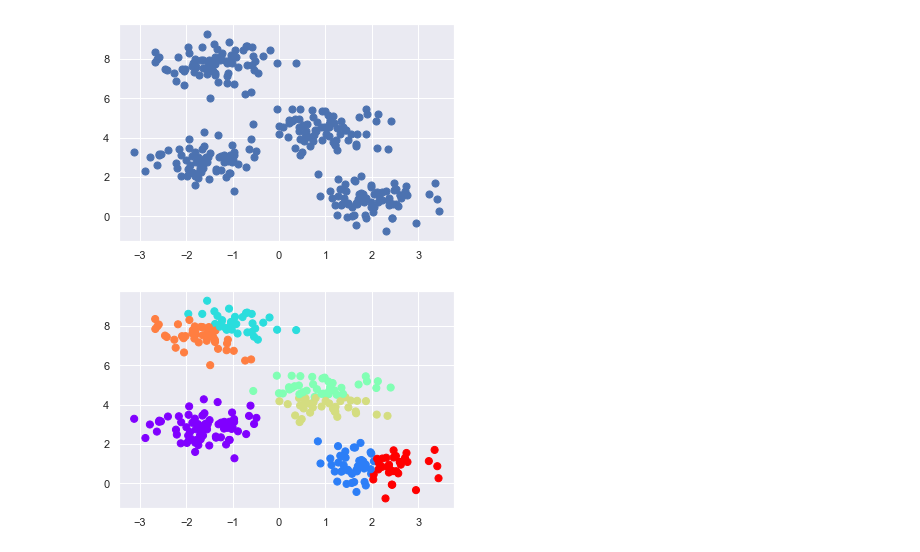
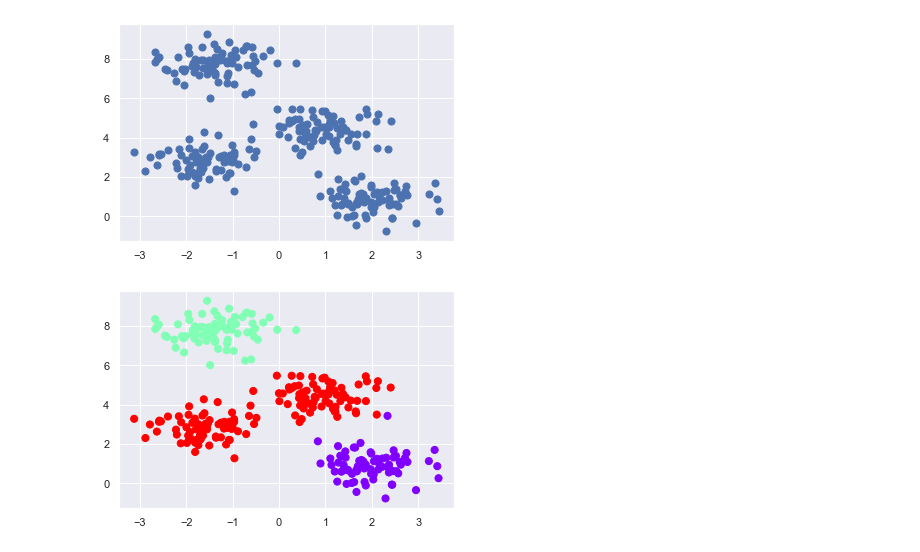
Before and after one commit to marcellusruben/JL_git_example, a Jupyter notebook: cluster.ipynb, the cells around one changed output. Cells and saved outputs as stored; diff of their text form; code cells hidden in the pictures.

```diff
--- a/cluster.ipynb
+++ b/cluster.ipynb
@@ -13,9 +13,9 @@ plt.scatter(X[:, 0], X[:, 1], s=50);
 [figure]
 # %%
 from sklearn.cluster import KMeans
-est = KMeans(7)
+est = KMeans(3)
 est.fit(X)
 y_kmeans = est.predict(X)
 plt.scatter(X[:, 0], X[:, 1], c=y_kmeans, s=50, cmap='rainbow');
 # %% [output]
-[figure, old version]
+[figure, new version]
```
